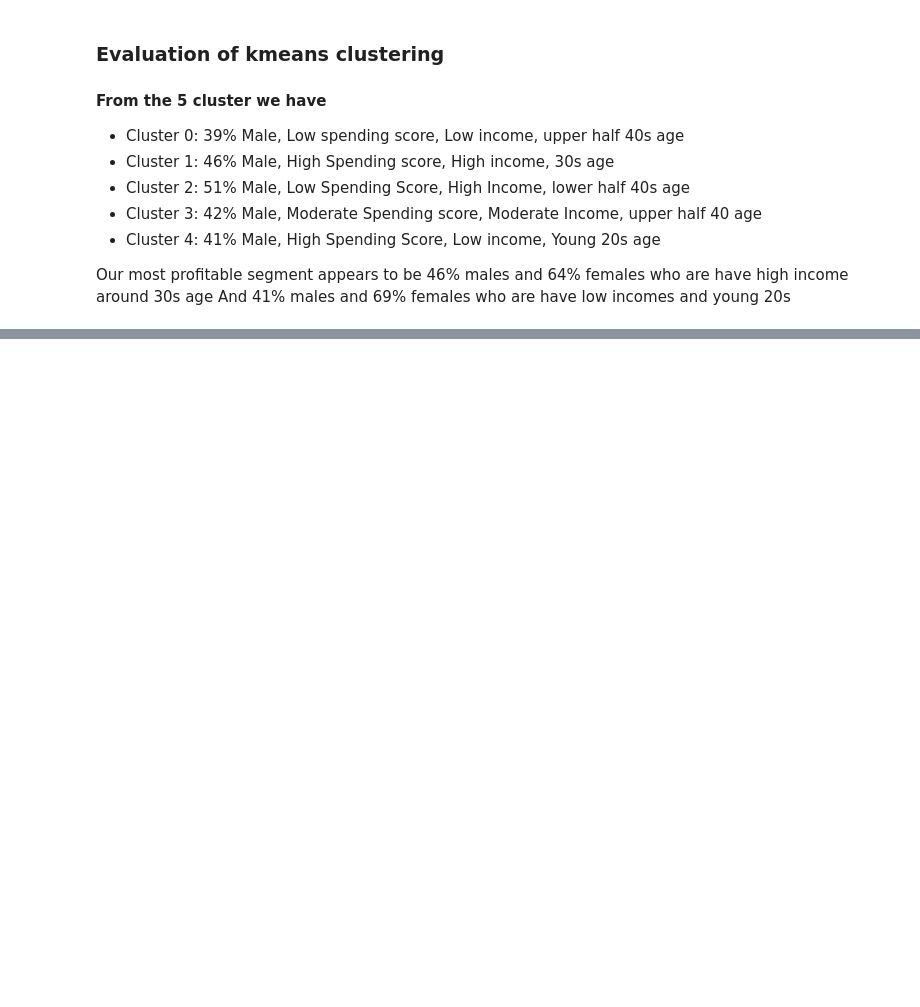
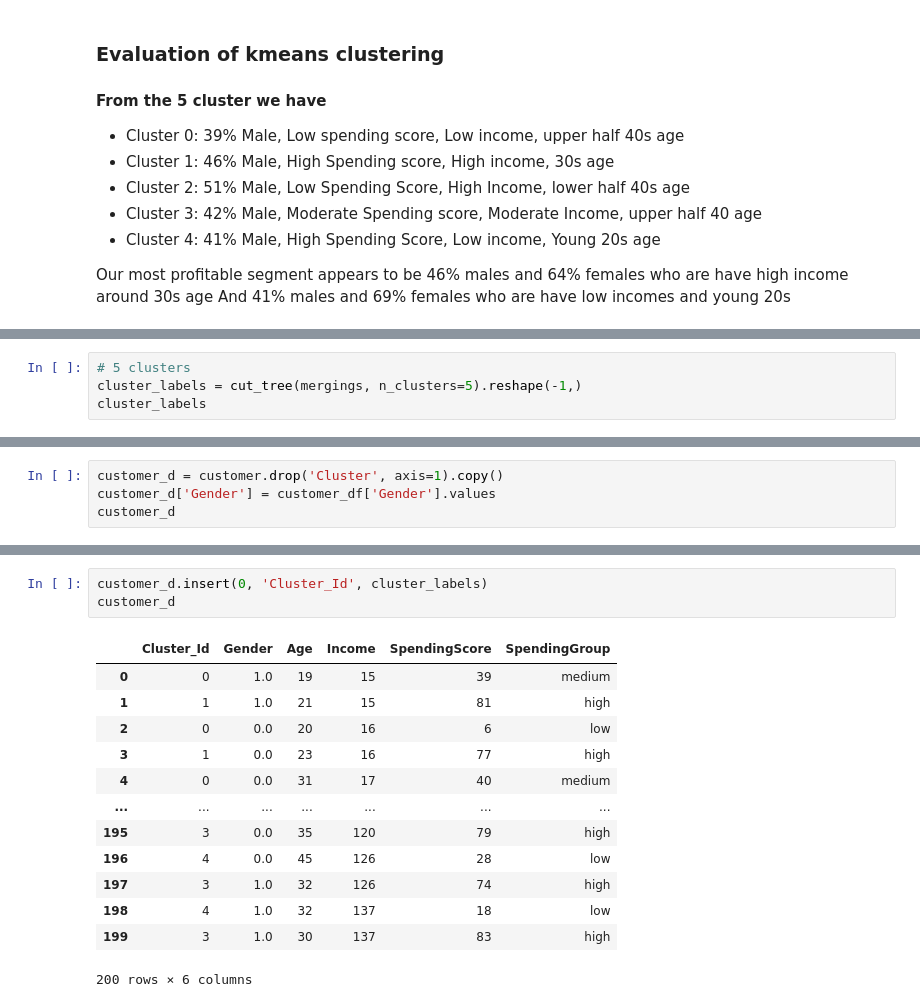
Before and after one commit to willkchan/Practice-ML-Models, a Jupyter notebook: notebook.ipynb, the cells around one changed output, grey strips where cells are left out. Saved outputs shown, nothing was run; the diff lists cells and outputs as text; blank space fills up the shorter version.

```diff
--- a/notebook.ipynb
+++ b/notebook.ipynb
@@ -657,0 +720,4 @@ And 41% males and 69% females who are have low incomes and young 20s
+# %%
+# 5 clusters
+cluster_labels = cut_tree(mergings, n_clusters=5).reshape(-1,)
+cluster_labels
@@ -657,0 +735,4 @@ And 41% males and 69% females who are have low incomes and young 20s
+# %%
+customer_d = customer.drop('Cluster', axis=1).copy()
+customer_d['Gender'] = customer_df['Gender'].values
+customer_d
@@ -657,0 +753,17 @@ And 41% males and 69% females who are have low incomes and young 20s
+# %%
+customer_d.insert(0, 'Cluster_Id', cluster_labels)
+customer_d
+# %% [output]
+|  | Cluster_Id | Gender | Age | Income | SpendingScore | SpendingGroup |
+| 0 | 0 | 1.0 | 19 | 15 | 39 | medium |
+| 1 | 1 | 1.0 | 21 | 15 | 81 | high |
+| 2 | 0 | 0.0 | 20 | 16 | 6 | low |
+| 3 | 1 | 0.0 | 23 | 16 | 77 | high |
+| 4 | 0 | 0.0 | 31 | 17 | 40 | medium |
+| ... | ... | ... | ... | ... | ... | ... |
+| 195 | 3 | 0.0 | 35 | 120 | 79 | high |
+| 196 | 4 | 0.0 | 45 | 126 | 28 | low |
+| 197 | 3 | 1.0 | 32 | 126 | 74 | high |
+| 198 | 4 | 1.0 | 32 | 137 | 18 | low |
+| 199 | 3 | 1.0 | 30 | 137 | 83 | high |
+200 rows × 6 columns
```
Also changed, not shown: parts of 22 cells of this notebook.
